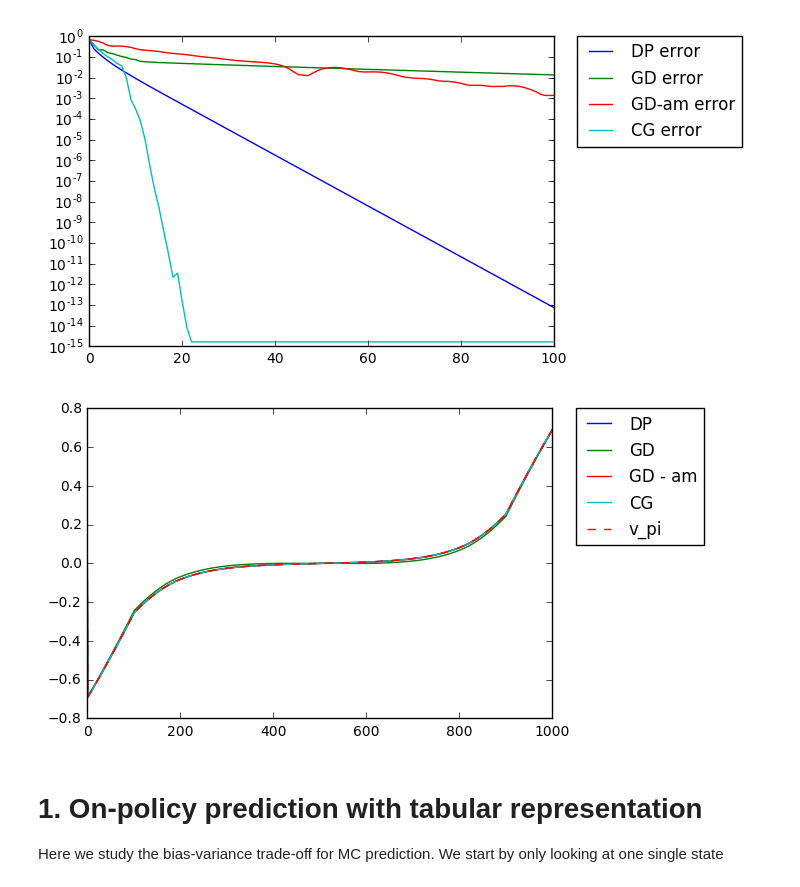
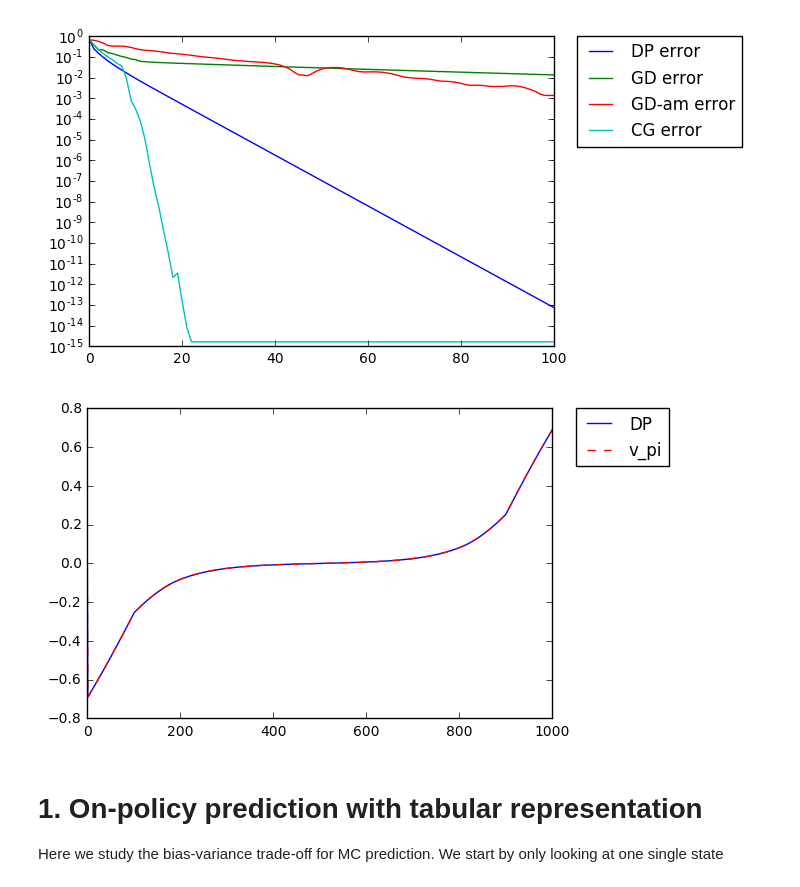
Before and after one commit to mtanneau/ReinforcementLearningClass, a Jupyter notebook: Mar24/Presentation_Mar24_MTanneau.ipynb, the cells around one changed output. Cells and saved outputs as stored; diff of their text form; code cells hidden in the pictures.

```diff
--- a/Mar24/Presentation_Mar24_MTanneau.ipynb
+++ b/Mar24/Presentation_Mar24_MTanneau.ipynb
@@ -88,25 +280,3 @@ $$
 Then, by definition of $d$, we have $d^{T} = d^{T} P$, or $d = P^{T} d$. That is, $d$ is an eigenvector of $P^{T}$ associated to eigenvalue $1$.
 
 Note that, because $(I-P)$ is singular, we can't just write $d = (I-P)^{-1}$.
-# %%
-#compute stationary distribution
-#Recall state 0 is terminal and absorbent under policy pi
-#If we just apply the above formula, ie $d^T = d^T P$, we will get d = [1 0 0 0 0 ...]
-#Therefore, we slightly tweak the transition matrix, by adding a deterministic transition
-#from the terminal state to the initial state
-
-#Note that this works with any distribution for the initial state
-#However, a different distribution of initial state will yield a different stationary distribution
-P_pi[0,0]=0
-P_pi[0,nState/2]=1
-
-#this will typically yield complex eigenvectors
-[e,v]=np.linalg.eig(P_pi.T)
-d_=np.abs(v[:,0])/np.sum(np.abs(v[:,0])) #don't forget to normalize
-
-#compute D matrix
-D=np.diag(d_)
-
-#cancel modifications
-P_pi[0,:]=0
-P_pi[0,0]=1
@@ -112,0 +434,9 @@ P_pi[0,0]=1
+# %%
+nState=1000
+nStep=100
+nFeatures=20
+gamma=0.99
+
+d_init=(1.0/nState)*np.ones(nState+1)
+d_init[0]=0.0
+problem=Random_walk(nState,nStep,nFeatures,d_init,gamma)
@@ -525,16 +601,17 @@ plt.show()
 # %% [output]
 [figure]
 # %%
-plt.plot(v_DP,label='DP')
-plt.plot(v_GD,label='GD')
-plt.plot(v_GD_am,label='GD - am')
-plt.plot(v_CG,label='CG')
+#plt.plot(v_DP,label='DP')
+#plt.plot(v_GD,label='GD')
+#plt.plot(v_GD_am,label='GD - am')
+#plt.plot(v_CG,label='CG')
+plt.plot(v_TD,label='DP')
 plt.plot(v_pi,'r--',label='v_pi')
 
 plt.legend(bbox_to_anchor=(1.05, 1), loc=2, borderaxespad=0.)
 plt.show()
 # %% [output]
-[figure, old version]
+[figure, new version]
 # %% [markdown]
 # 1. On-policy prediction with tabular representation
 
```
Also changed, not shown: parts of 22 cells of this notebook.
